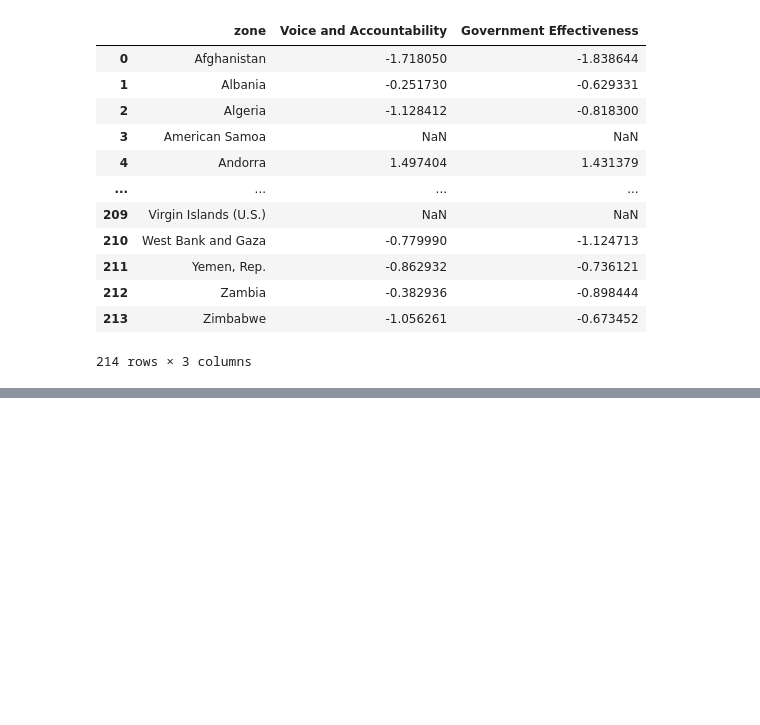
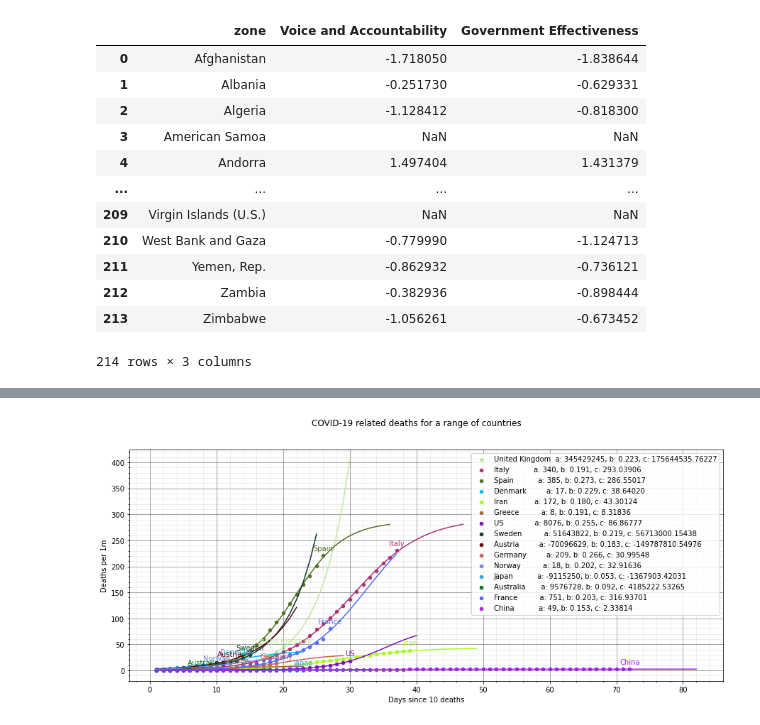
Before and after one commit to JeppeKlitgaard/COVID-19, a Jupyter notebook: COVID_data.ipynb, the cells around one changed output, grey strips where cells are left out. Cells and saved outputs as stored; diff of their text form; code cells hidden in the pictures; blank space fills up the shorter version.

```diff
--- a/COVID_data.ipynb
+++ b/COVID_data.ipynb
@@ -48,6 +48,3 @@ zone_df
 ## Timeseries
 # Grab JHU time series data
 ts_df = grab_JHU()
-# %%
-a = ts_df
-a
@@ -69,13 +51,3 @@ a
-# %%
-
-b = a.reset_index().pivot_table(index=['country', 'date'], columns='province_state', margins=True, margins_name='total', values=['cases', 'deaths', 'recoveries'], aggfunc=np.sum).stack()
-# %%
-for label, sub_df in a.groupby(level=0):
-    sub_df = sub_df.reset_index()
-    c = sub_df['country'] == sub_df['province_state']
-    if not any(c):
-        # Need to calculate
-        break
 # %%
 ### Add population to zone_df
 # Subnational population. Source=50
@@ -84,6 +56,7 @@ pop_df = wb_df.xs('2018', level=1)
 del wb_df
 
 pop_df.index.name = 'zone'
+pop_df.rename(index=POP_DF_RENAMED_COUNTRIES, inplace=True)
 
-zone_df = pd.merge(zone_df, pop_df, on='zone')
-del pop_df
+
+zone_df = pd.merge(zone_df, pop_df, on='zone', how='outer')
@@ -117,35 +78,47 @@ def logistic_fit(x, a, b, c):
 
 LogisticModel = Model(logistic_fit)
 
+ts_df = pd.merge(ts_df.reset_index(), zone_df.set_index('zone')['population'], left_on='country', right_on='zone', how='left')
+ts_df.set_index(['country', 'date'], inplace=True)
+ts_df.sort_index(inplace=True)
+
 one_mil = 10**6
 LABELS = ('cases', 'deaths', 'recoveries')
+MIN_REGRESSION_DATAPOINTS = 5
 for label in LABELS:
-    ts_df[label + '_per_1M'] = ts_df[label]/one_mil
-ts_df
+    ts_df[label + "_per_1M"] = ts_df[label] * one_mil / ts_df['population']
 
-label = 'deaths'
-#countries = ['United Kingdom', 'Italy', 'Spain', 'Denmark', 'Iran', 'Greece', 'US', 'Sweden', 'Austria', 'Germany']
-countries = 'all'
+label = 'deaths_per_1M'
+regression_predict_length = 10
+#countries = 'all'
+countries = ['United Kingdom', 'Italy', 'Spain', 'Denmark', 'Iran', 'Greece', 'US', 'Sweden', 'Austria', 'Germany', 'Norway', 'Japan', 'Australia', 'France', 'China']
 
-n = 10
+if label.startswith('cases'):
+    n = 100
+else:
+    n = 10
 
 fig, ax = plt.subplots(figsize=(15, 6))
-ax.set_yscale('log')
+# ax.set_yscale('log')
 
 if countries == 'all':
     countries = ts_df.reset_index()['country'].unique()
 
 countries_fit = []
 for country in countries:
-    print("Processing {}".format(country))
     col = np.random.rand(3,)
     x = find_date_of_nth_label(ts_df, country, n, label.strip('_per_1M'))
     if not x:
         continue
 
-    sub_df = ts_df[(ts_df['province_state'] == country) & (ts_df.index.is(country))]
-    rel_df = sub_df[sub_df.index.levels[1] >= x]
+    #sub_df = ts_df[(ts_df['province_state'] == country) & (ts_df.index.is(country))]
+    sub_df = ts_df.loc[country][ts_df.loc[country]['province_state'] == 'total']
+    rel_df = sub_df[sub_df.index >= x]
     rel_df['rel_day'] = rel_df['day'] - rel_df['day'].iloc[0] + 1
+
+    if len(rel_df) < MIN_REGRESSION_DATAPOINTS:
+        continue
+
     # rel_df.plot.scatter(x='rel_day', y=label)
 
     model = LogisticModel
@@ -158,15 +131,44 @@ for country in countries:
         'fit_a': result.params['a'].value,
         'fit_b': result.params['b'].value,
         'fit_c': result.params['c'].value,
+        'cases': rel_df.iloc[-1]['cases'],
+        'deaths': rel_df.iloc[-1]['deaths'],
+        'recoveries': rel_df.iloc[-1]['recoveries'],
+        'cases_per_1M': rel_df.iloc[-1]['cases_per_1M'],
+        'deaths_per_1M': rel_df.iloc[-1]['deaths_per_1M'],
+        'recoveries_per_1M': rel_df.iloc[-1]['recoveries_per_1M'],
+        'lat': rel_df.iloc[-1]['lat'],
+        'long': rel_df.iloc[-1]['long'],
+        'day': rel_df.iloc[-1]['day'],
+        'rel_day': rel_df.iloc[-1]['rel_day'],
         'x': rel_df['rel_day'],
         'y': rel_df[label],
         'n': n,
         'col': col
     })
 
-    rel_df.plot.scatter(x='rel_day', y=label, color=[col], ax=ax, label=country + ", b: " + str(round(result.params['b'].value, 3)))
-    plt.plot(rel_df['rel_day'], result.best_fit, color=col)
+
+    axlbl = f'{country:<15} a: {result.params["a"].value:.0f}, b: {result.params["b"].value:.3f}, c: {result.params["c"].value:.5f}'
+
+    subax = rel_df.plot.scatter(x='rel_day', y=label, color=[col], ax=ax, label=axlbl)
+    q = rel_df['rel_day'].iloc[-1].astype(np.int64) + 1
+    regression_range = np.float64(list(rel_df['rel_day'].astype(np.int64)) + list(range(q, q + regression_predict_length)))
+
+    plt.plot(regression_range, result.eval(x=regression_range), color=col)
+
+    x = rel_df.iloc[-1]['rel_day']
+    y = rel_df.iloc[-1][label]
+
+    ax.annotate(country, (x, y), color=col, textcoords='offset points', xytext=(0, 10), verticalalignment='center', horizontalalignment='center')
+    #ax.annotate(label, xy=(1, y), xytext=(6, 0), color=line_handle.get_color(), xycoords = ax.get_yaxis_transform(), textcoords="offset points", size=14, va="center")
+
     print(result.params)
 
+ax.set_ylabel(" ".join(label.split("_")).capitalize())
+ax.set_xlabel(f"Days since {n} {label.strip('_per_1M')}")
+fig.suptitle(f"COVID-19 related {label.strip('_per_1M')} for a range of countries")
+plt.grid(b=True, which='major', color='#666666', linestyle='-', alpha=0.75)
+plt.grid(b=True, axis='both', which='minor', color="#999999", linestyle='-', alpha=0.2)
+plt.minorticks_on()
 plt.legend()
 # %% [output]
@@ -173,0 +191 @@ SyntaxError: invalid syntax (<ipython-input-26-9e4090ecc55c>, line 39)
+[figure, added]
```
Also changed, not shown: parts of 12 cells of this notebook, 2 other files.
